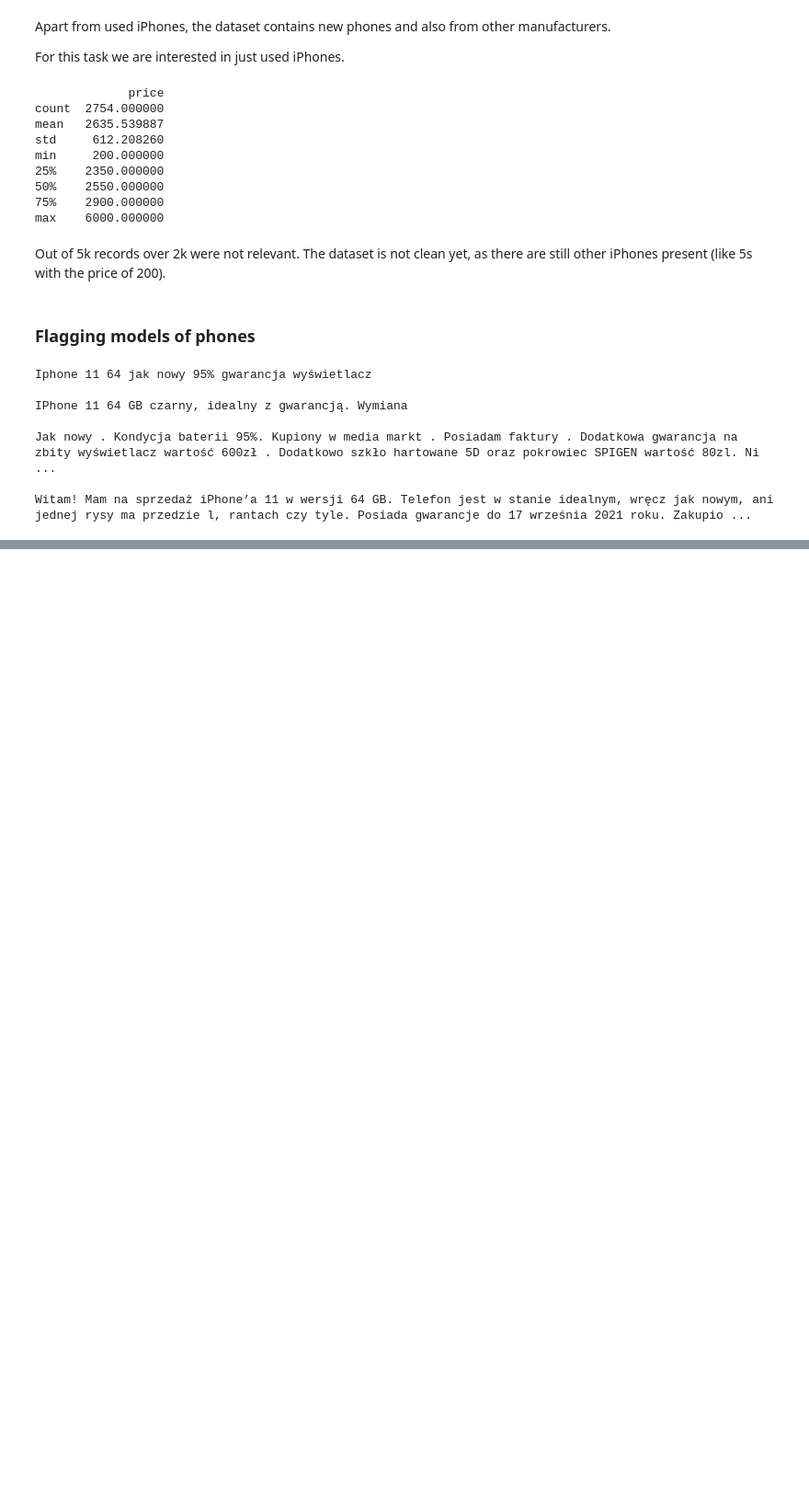
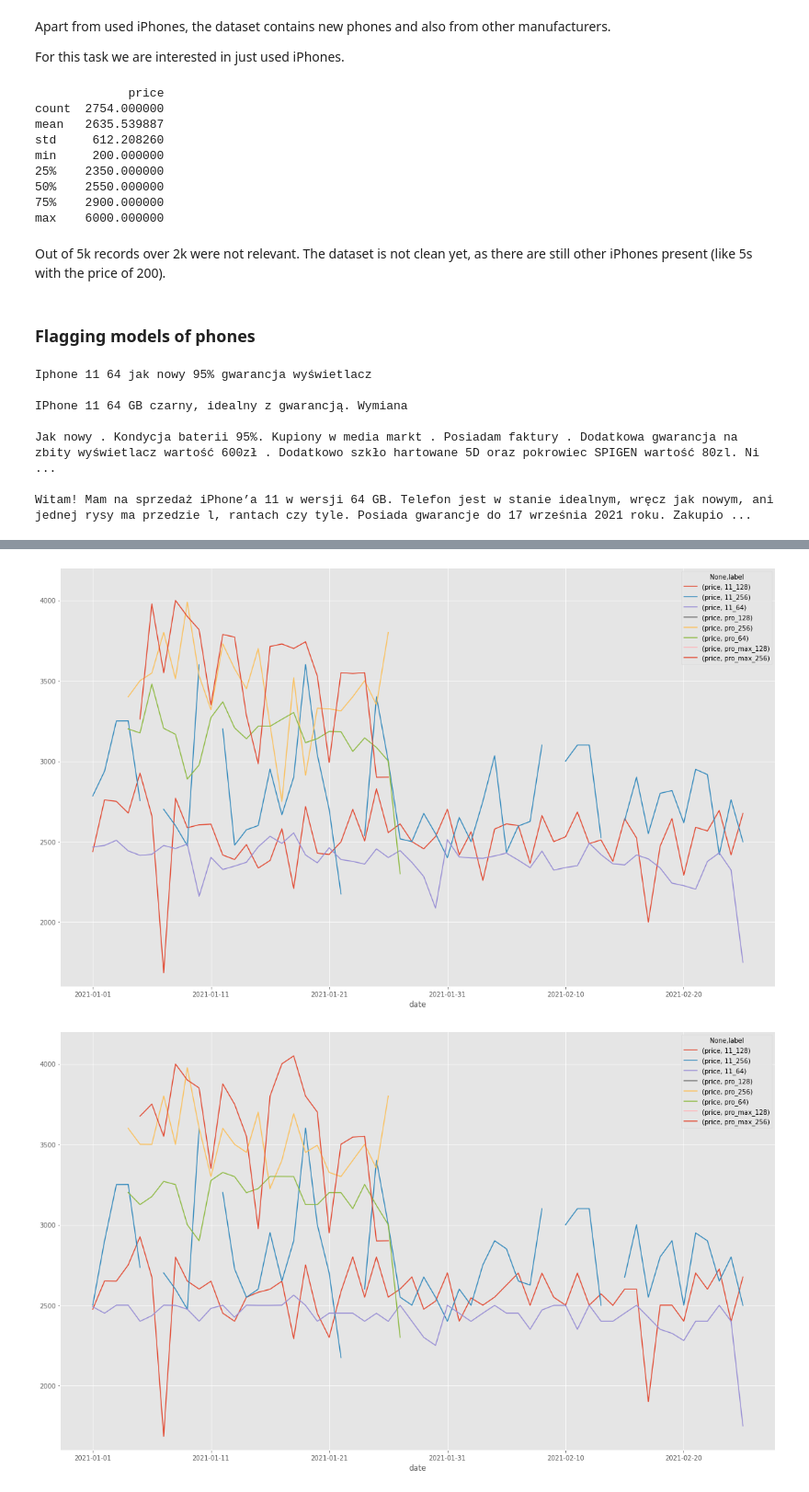
Before and after one commit to pzolnierczyk/phone-price-forecasting, a Jupyter notebook: price_forecasting.ipynb, the cells around one changed output, grey strips where cells are left out. Shown at 92% size. Saved outputs shown, nothing was run; the diff lists cells and outputs as text; code cells hidden in the pictures; blank space fills up the shorter version.

```diff
--- a/price_forecasting.ipynb
+++ b/price_forecasting.ipynb
@@ -159,0 +218,7 @@ There are usually a few types of one iPhone model. In the case of iPhone 11, the
+# %%
+no_storage = data[data['64']==0][data['128']==0][data['256']==0]
+print(no_storage.count()[0])
+# print(no_storage.head(2))
+
+mask = (data['64'] == 0) & (data['128'] == 0) & (data['256'] == 0)
+data = data[~mask]
@@ -159,0 +278,16 @@ There are usually a few types of one iPhone model. In the case of iPhone 11, the
+# %%
+# Number of observations returning multiple flags
+lab_count = data_lab[data_lab['value']==1].groupby('index').count()
+print(lab_count[lab_count['value']>1]['name'].count())
+
+# Removing offers with multiple flags - these are eg bulk offers
+mask = lab_count['value']>1
+multiple = [x for x in mask.loc[mask == True].index]
+filtered_data = data_lab[~data_lab['index'].isin(multiple)]
+
+# Clearing indexes
+filtered_data = filtered_data.reset_index()
+filtered_data = filtered_data.drop(columns=['index', 'level_0', 'value'])
+filtered_data = filtered_data.rename(columns = {'variable': 'label'})
+
+print(filtered_data.shape)
@@ -159,0 +314,18 @@ There are usually a few types of one iPhone model. In the case of iPhone 11, the
+# %%
+# Visualizing models history of average and median prices
+plt.rcParams["figure.figsize"] = (20,12)
+
+# Mean
+avg_price = filtered_data.groupby(['date', 'label']).mean()
+ax = avg_price.unstack().plot()
+ax.set_ylim(1600, 4200)
+plt.show()
+
+# Median
+median_price = filtered_data.groupby(['date', 'label']).median()
+ax = median_price.unstack().plot()
+ax.set_ylim(1600, 4200)
+plt.show()
+# %% [output]
+[figure, added]
+[figure, added]
```
Also changed, not shown: parts of 22 cells of this notebook.
